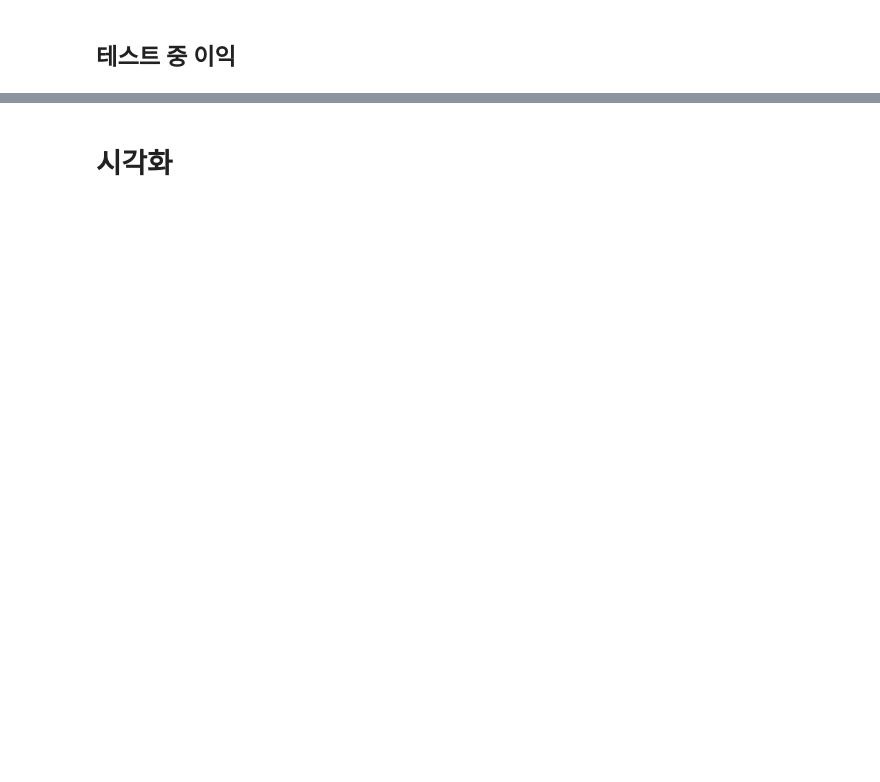
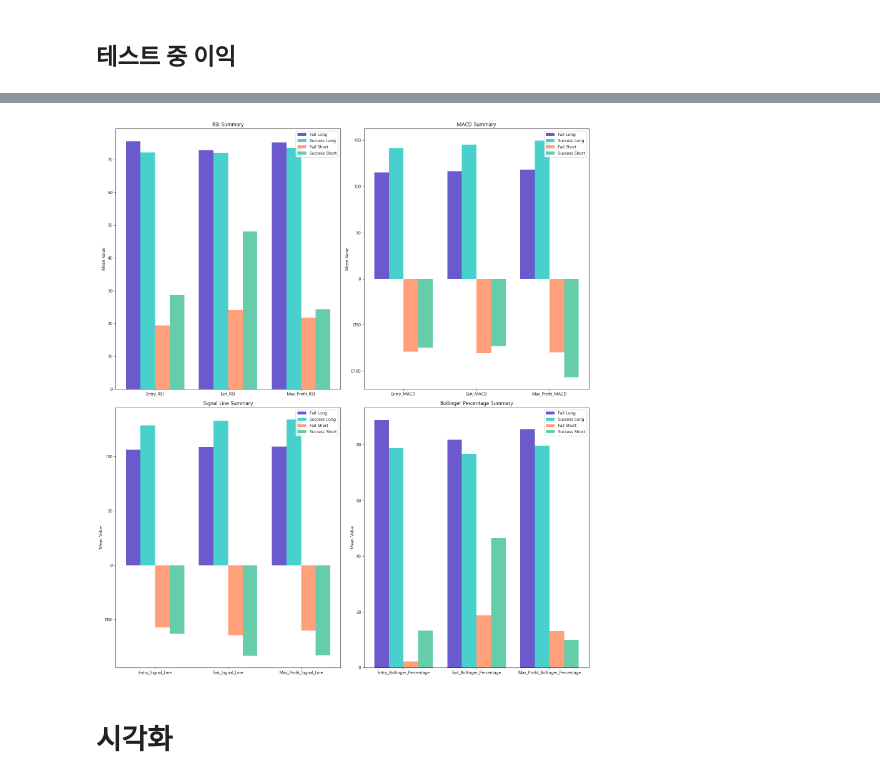
Before and after one commit to entangelk/bit_perp_trading_with_macd, a Jupyter notebook: docs/analysis/backtest.ipynb, the cells around one changed output, grey strips where cells are left out. Drawn from its saved outputs; the diff is of its cells as text; code cells hidden in the pictures; blank space fills up the shorter version.

```diff
--- a/docs/analysis/backtest.ipynb
+++ b/docs/analysis/backtest.ipynb
@@ -187,3 +207,80 @@ backtest_long.query("Profit_Loss > 0")
+# %%
+import matplotlib.pyplot as plt
+import numpy as np
+
+# 성공과 실패, 롱과 숏에 대한 describe 데이터 가져오기
+fail_long_desc = backtest_long.query("Max_Profit_Value < 0").describe()
+success_long_desc = backtest_long.query("Max_Profit_Value > 0").describe()
+fail_short_desc = backtest_short.query("Max_Profit_Value < 0").describe()
+success_short_desc = backtest_short.query("Max_Profit_Value > 0").describe()
+
+# 그래프 크기 설정
+fig, axes = plt.subplots(2, 2, figsize=(16, 18))
+
+# 각 지표별로 컬럼 묶음
+rsi_columns = ['Entry_RSI', 'Exit_RSI', 'Max_Profit_RSI']
+macd_columns = ['Entry_MACD', 'Exit_MACD', 'Max_Profit_MACD']
+signal_columns = ['Entry_Signal_Line', 'Exit_Signal_Line', 'Max_Profit_Signal_Line']
+bollinger_columns = ['Entry_Bollinger_Percentage', 'Exit_Bollinger_Percentage', 'Max_Profit_Bollinger_Percentage']
+
+# 컬러 설정
+colors = ['#6a5acd', '#48d1cc', '#ffa07a', '#66cdaa']  # 눈에 편한 색상들
+bar_width = 0.2
+
+# RSI 데이터 시각화
+x = np.arange(len(rsi_columns))
+
+axes[0, 0].bar(x - bar_width*1.5, fail_long_desc.loc['mean', rsi_columns], width=bar_width, color=colors[0], label='Fail Long')
+axes[0, 0].bar(x - bar_width*0.5, success_long_desc.loc['mean', rsi_columns], width=bar_width, color=colors[1], label='Success Long')
+axes[0, 0].bar(x + bar_width*0.5, fail_short_desc.loc['mean', rsi_columns], width=bar_width, color=colors[2], label='Fail Short')
+axes[0, 0].bar(x + bar_width*1.5, success_short_desc.loc['mean', rsi_columns], width=bar_width, color=colors[3], label='Success Short')
+axes[0, 0].set_xticks(x)
+axes[0, 0].set_xticklabels(rsi_columns)
+axes[0, 0].set_title("RSI Summary")
+axes[0, 0].set_ylabel("Mean Value")
+axes[0, 0].legend(loc='upper right')
+
+# MACD 데이터 시각화
+x = np.arange(len(macd_columns))
+axes[0, 1].bar(x - bar_width*1.5, fail_long_desc.loc['mean', macd_columns], width=bar_width, color=colors[0], label='Fail Long')
+axes[0, 1].bar(x - bar_width*0.5, success_long_desc.loc['mean', macd_columns], width=bar_width, color=colors[1], label='Success Long')
+axes[0, 1].bar(x + bar_width*0.5, fail_short_desc.loc['mean', macd_columns], width=bar_width, color=colors[2], label='Fail Short')
+axes[0, 1].bar(x + bar_width*1.5, success_short_desc.loc['mean', macd_columns], width=bar_width, color=colors[3], label='Success Short')
+axes[0, 1].set_xticks(x)
+axes[0, 1].set_xticklabels(macd_columns)
+axes[0, 1].set_title("MACD Summary")
+axes[0, 1].set_ylabel("Mean Value")
+axes[0, 1].legend(loc='upper right')
+
+# Signal Line 데이터 시각화
+x = np.arange(len(signal_columns))
+axes[1, 0].bar(x - bar_width*1.5, fail_long_desc.loc['mean', signal_columns], width=bar_width, color=colors[0], label='Fail Long')
+axes[1, 0].bar(x - bar_width*0.5, success_long_desc.loc['mean', signal_columns], width=bar_width, color=colors[1], label='Success Long')
+axes[1, 0].bar(x + bar_width*0.5, fail_short_desc.loc['mean', signal_columns], width=bar_width, color=colors[2], label='Fail Short')
+axes[1, 0].bar(x + bar_width*1.5, success_short_desc.loc['mean', signal_columns], width=bar_width, color=colors[3], label='Success Short')
+axes[1, 0].set_xticks(x)
+axes[1, 0].set_xticklabels(signal_columns)
+axes[1, 0].set_title("Signal Line Summary")
+axes[1, 0].set_ylabel("Mean Value")
+axes[1, 0].legend(loc='upper right')
+
+# Bollinger Percentage 데이터 시각화
+x = np.arange(len(bollinger_columns))
+axes[1, 1].bar(x - bar_width*1.5, fail_long_desc.loc['mean', bollinger_columns], width=bar_width, color=colors[0], label='Fail Long')
+axes[1, 1].bar(x - bar_width*0.5, success_long_desc.loc['mean', bollinger_columns], width=bar_width, color=colors[1], label='Success Long')
+axes[1, 1].bar(x + bar_width*0.5, fail_short_desc.loc['mean', bollinger_columns], width=bar_width, color=colors[2], label='Fail Short')
+axes[1, 1].bar(x + bar_width*1.5, success_short_desc.loc['mean', bollinger_columns], width=bar_width, color=colors[3], label='Success Short')
+axes[1, 1].set_xticks(x)
+axes[1, 1].set_xticklabels(bollinger_columns)
+axes[1, 1].set_title("Bollinger Percentage Summary")
+axes[1, 1].set_ylabel("Mean Value")
+axes[1, 1].legend(loc='upper right')
+
+# 레이아웃 조정
+plt.tight_layout()
+plt.show()
+# %% [output]
+[figure, added]
 # %% [markdown]
 # 시각화
 # %%
```
Also changed, not shown: parts of 16 cells of this notebook, 3 other files.
